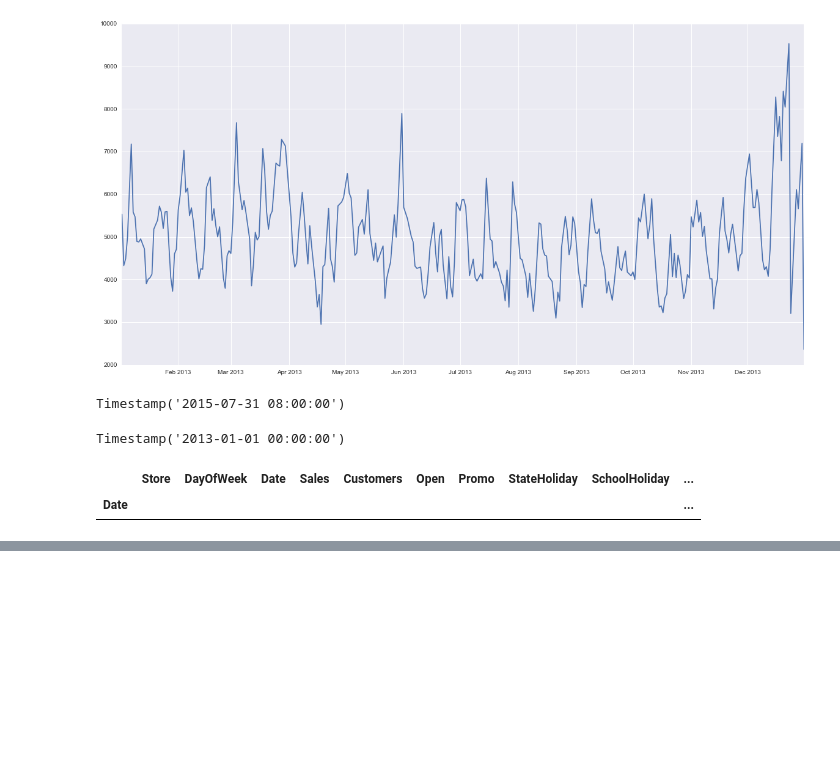
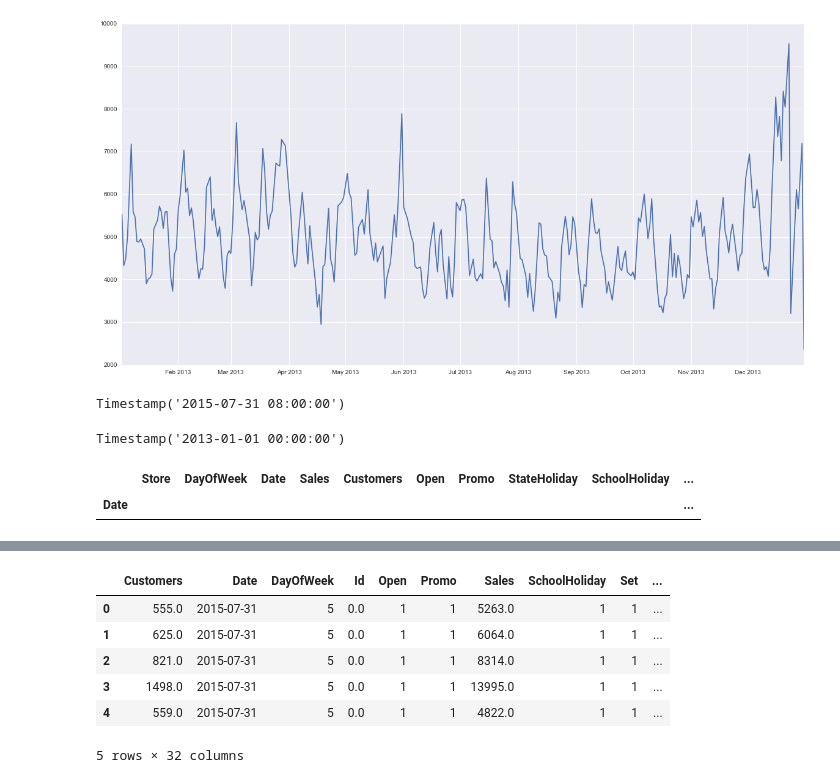
Before and after one commit to chenjennhaur/machinelearning, a Jupyter notebook: rossmann.ipynb, the cells around one changed output, grey strips where cells are left out. Saved outputs shown, nothing was run; the diff lists cells and outputs as text; code cells hidden in the pictures; blank space fills up the shorter version.

```diff
--- a/rossmann.ipynb
+++ b/rossmann.ipynb
@@ -237,0 +208,37 @@ datetime.date(2016,5,23).strftime("%Y%W%w")
+# %%
+monthToNum = {
+            'Jan' : 1,
+            'Feb' : 2,
+            'Mar' : 3,
+            'Apr' : 4,
+            'May' : 5,
+            'Jun' : 6,
+            'Jul' : 7,
+            'Aug' : 8,
+            'Sept' : 9,
+            'Oct' : 10,
+            'Nov' : 11,
+            'Dec' : 12
+    }
+# def monthToNum(date):
+#     return{
+#             'Jan' : 1,
+#             'Feb' : 2,
+#             'Mar' : 3,
+#             'Apr' : 4,
+#             'May' : 5,
+#             'Jun' : 6,
+#             'Jul' : 7,
+#             'Aug' : 8,
+#             'Sept' : 9,
+#             'Oct' : 10,
+#             'Nov' : 11,
+#             'Dec' : 12
+#     }[date]
+# monthToNum('Jan')['Jan']
+
+dstore['PromoInterval0'] = dstore['PromoInterval0'].apply(lambda x: monthToNum[x] if str(x) != 'nan' else 0)
+dstore['PromoInterval1'] = dstore['PromoInterval1'].apply(lambda x: monthToNum[x] if str(x) != 'nan' else 0)
+dstore['PromoInterval2'] = dstore['PromoInterval2'].apply(lambda x: monthToNum[x] if str(x) != 'nan' else 0)
+dstore['PromoInterval3'] = dstore['PromoInterval3'].apply(lambda x: monthToNum[x] if str(x) != 'nan' else 0)
+# dstore.head(5)
@@ -237,0 +254,14 @@ datetime.date(2016,5,23).strftime("%Y%W%w")
+# %%
+dfm = pd.merge(df,dstore,how='left',on=['Store'])
+# %%
+for feature in dfm.columns:
+    dfm[feature] = dfm[feature].fillna(0)
+dfm.head(5)
+# %% [output]
+|  | Customers | Date | DayOfWeek | Id | Open | Promo | Sales | SchoolHoliday | Set | ... |
+| 0 | 555.0 | 2015-07-31 | 5 | 0.0 | 1 | 1 | 5263.0 | 1 | 1 | ... |
+| 1 | 625.0 | 2015-07-31 | 5 | 0.0 | 1 | 1 | 6064.0 | 1 | 1 | ... |
+| 2 | 821.0 | 2015-07-31 | 5 | 0.0 | 1 | 1 | 8314.0 | 1 | 1 | ... |
+| 3 | 1498.0 | 2015-07-31 | 5 | 0.0 | 1 | 1 | 13995.0 | 1 | 1 | ... |
+| 4 | 559.0 | 2015-07-31 | 5 | 0.0 | 1 | 1 | 4822.0 | 1 | 1 | ... |
+5 rows × 32 columns
```
Also changed, not shown: parts of 10 cells of this notebook.
